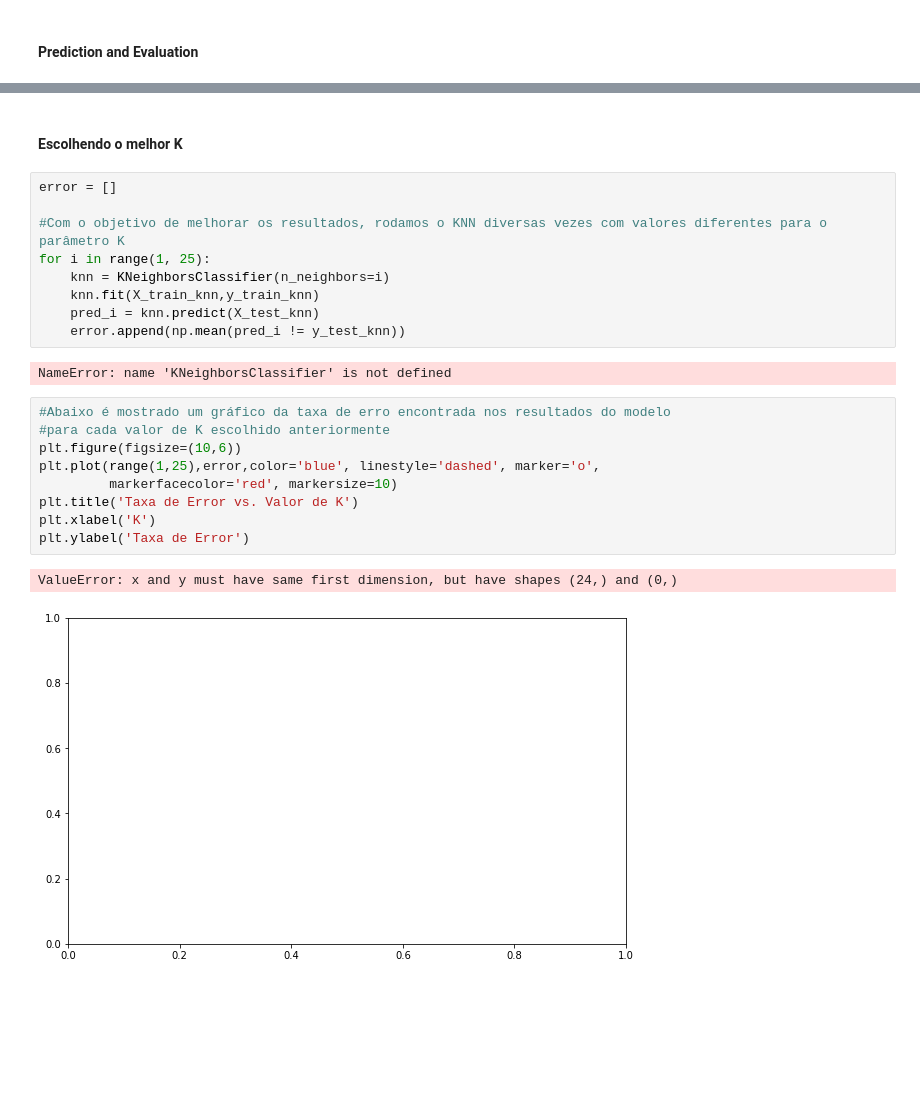
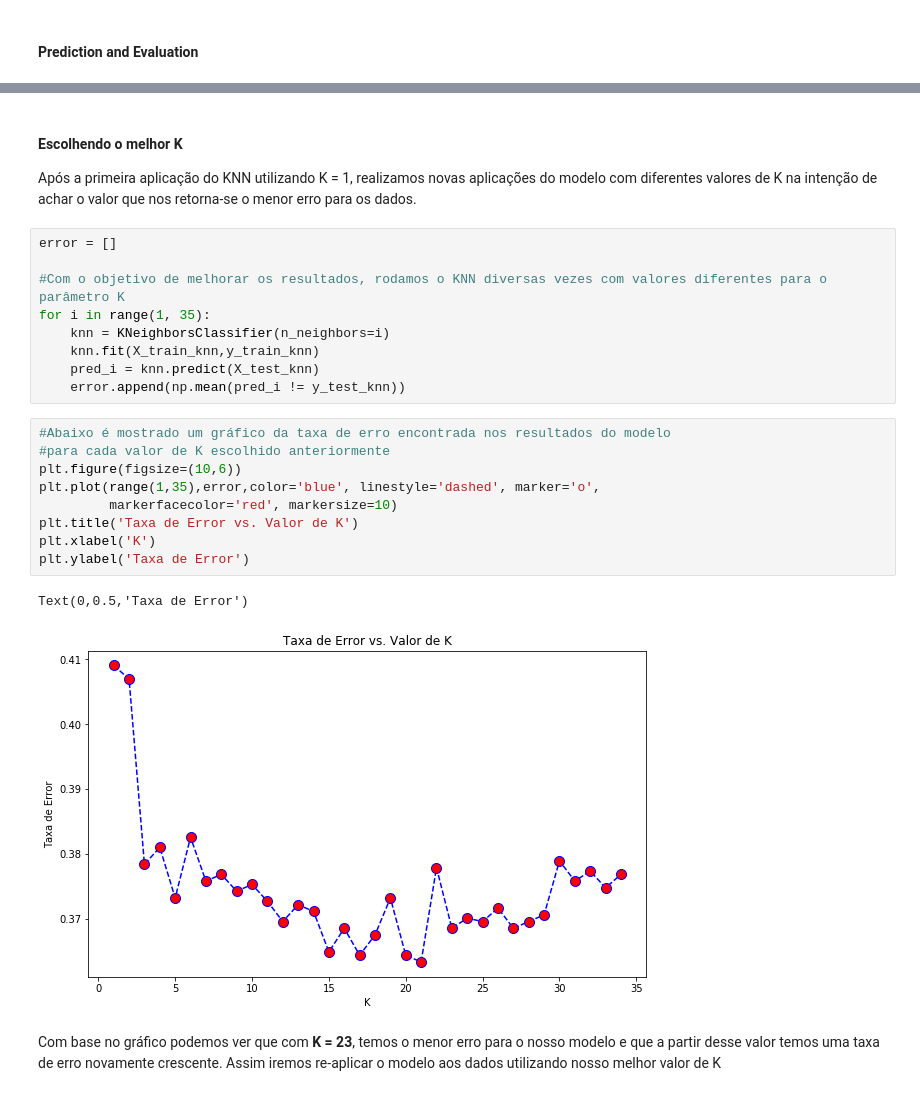
Before and after one commit to GabrielPerson/Data-Science-Project---UFMG, a Jupyter notebook: notebooks/2.0 - Final Classification.ipynb, the cells around one changed output, grey strips where cells are left out. Saved outputs shown, nothing was run; the diff lists cells and outputs as text; blank space fills up the shorter version.

```diff
--- a/notebooks/2.0 - Final Classification.ipynb
+++ b/notebooks/2.0 - Final Classification.ipynb
@@ -145,26 +212,28 @@ NameError: name 'confusion_matrix' is not defined
-# %% [markdown]
-#### Escolhendo o melhor K
+# %% [markdown]
+#### Escolhendo o melhor K
+
+Após a primeira aplicação do KNN utilizando K = 1, realizamos novas aplicações do modelo com diferentes valores de K na intenção de achar o valor que nos retorna-se o menor erro para os dados.
 # %%
 error = []
 
 #Com o objetivo de melhorar os resultados, rodamos o KNN diversas vezes com valores diferentes para o parâmetro K
-for i in range(1, 25):
+for i in range(1, 35):
     knn = KNeighborsClassifier(n_neighbors=i)
     knn.fit(X_train_knn,y_train_knn)
     pred_i = knn.predict(X_test_knn)
     error.append(np.mean(pred_i != y_test_knn))
-# %% [output]
-NameError: name 'KNeighborsClassifier' is not defined
 # %%
 #Abaixo é mostrado um gráfico da taxa de erro encontrada nos resultados do modelo
 #para cada valor de K escolhido anteriormente
 plt.figure(figsize=(10,6))
-plt.plot(range(1,25),error,color='blue', linestyle='dashed', marker='o',
+plt.plot(range(1,35),error,color='blue', linestyle='dashed', marker='o',
          markerfacecolor='red', markersize=10)
 plt.title('Taxa de Error vs. Valor de K')
 plt.xlabel('K')
 plt.ylabel('Taxa de Error')
 # %% [output]
-ValueError: x and y must have same first dimension, but have shapes (24,) and (0,)
+Text(0,0.5,'Taxa de Error')
-[figure, old version]
+[figure, new version]
+# %% [markdown]
+Com base no gráfico podemos ver que com **K = 23**, temos o menor erro para o nosso modelo e que a partir desse valor temos uma taxa de erro novamente crescente. Assim iremos re-aplicar o modelo aos dados utilizando nosso melhor valor de K
 # %%
```
Also changed, not shown: parts of 22 cells of this notebook, 1 other file.
